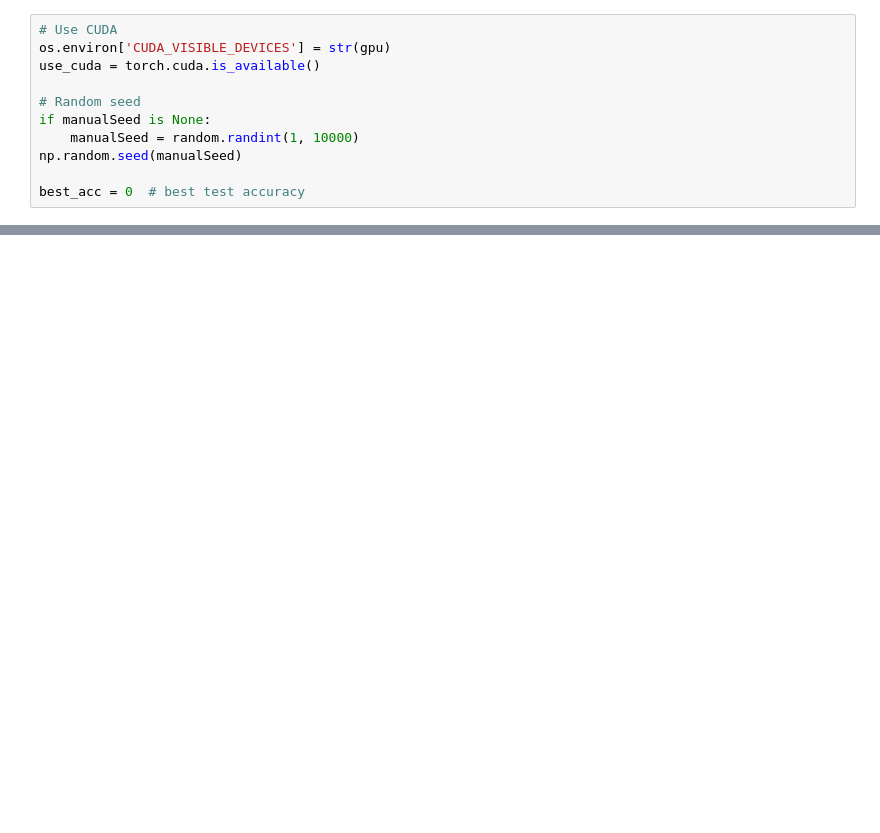
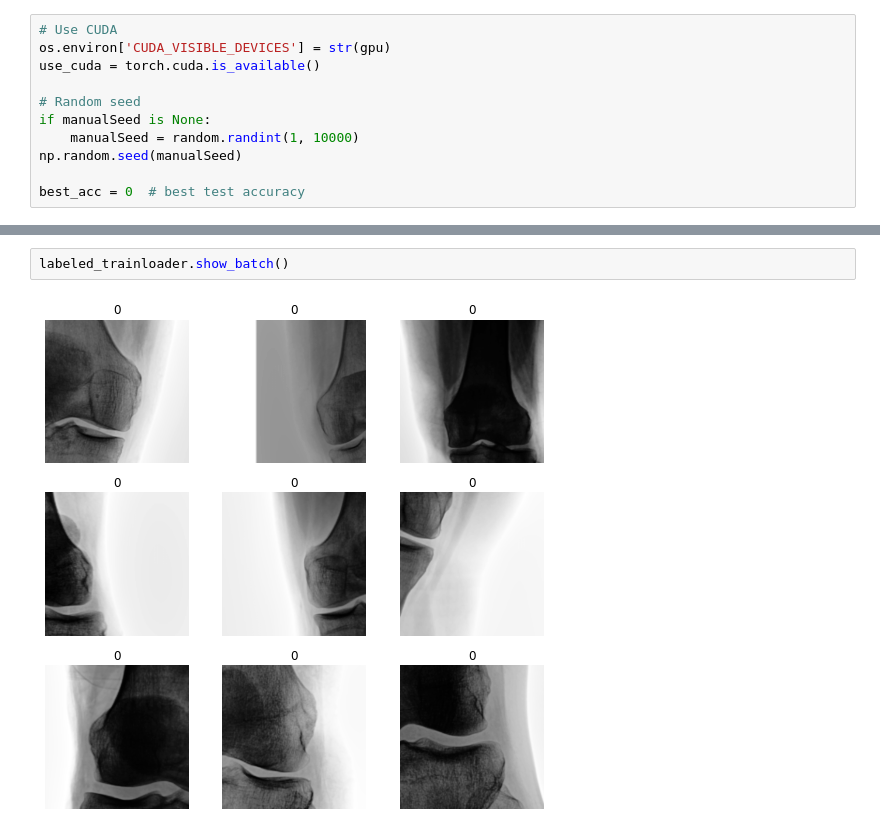
Before and after one commit to lluissalord/radiology_ai, a Jupyter notebook: mixmatch/notebook.ipynb, the cells around one changed output, grey strips where cells are left out. Saved outputs shown, nothing was run; the diff lists cells and outputs as text; blank space fills up the shorter version.

```diff
--- a/mixmatch/notebook.ipynb
+++ b/mixmatch/notebook.ipynb
@@ -538,0 +572,4 @@ Mean acc:
+# %%
+labeled_trainloader.show_batch()
+# %% [output]
+[figure, added]
```
Also changed, not shown: parts of 5 cells of this notebook, 3 other files.
